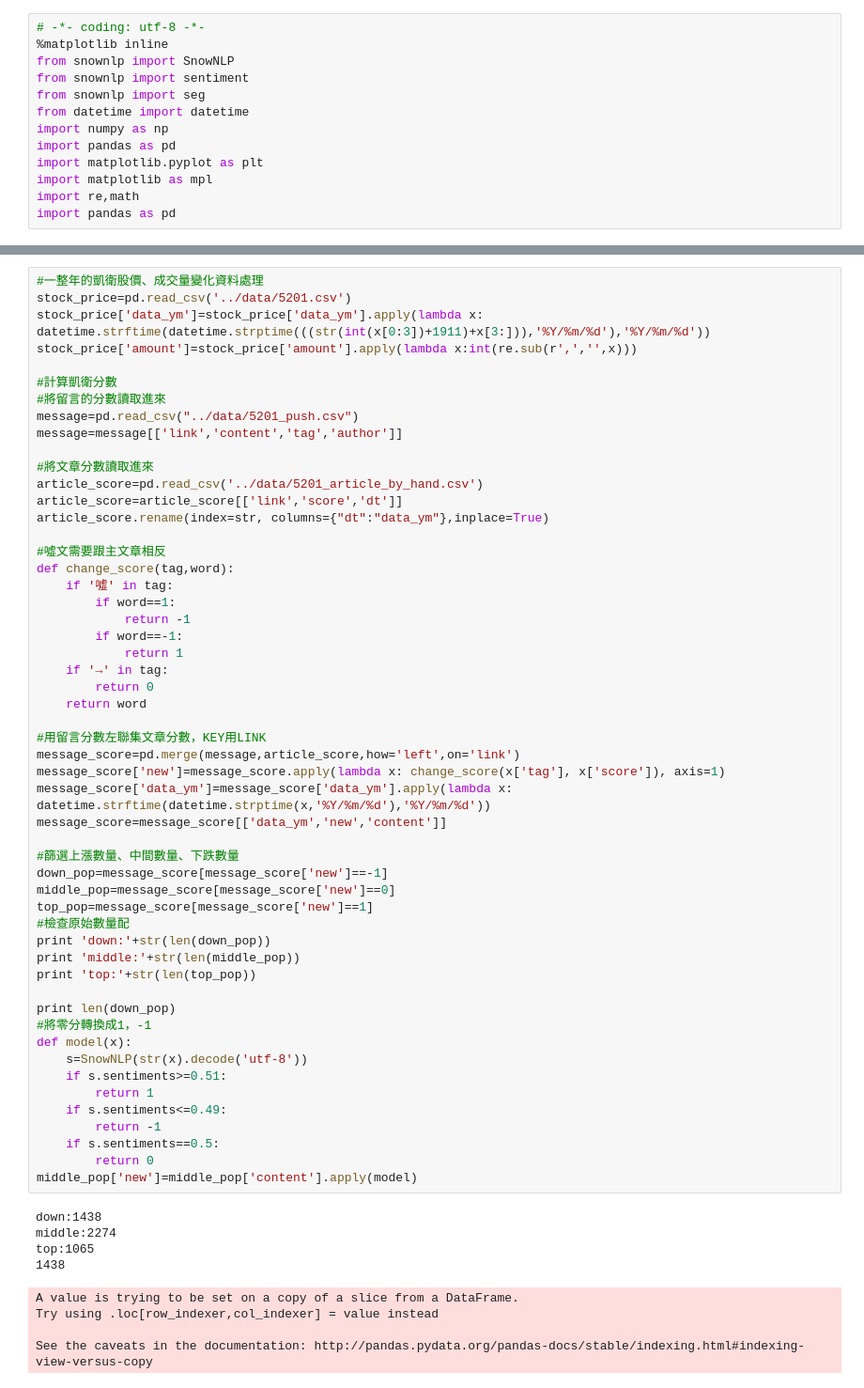
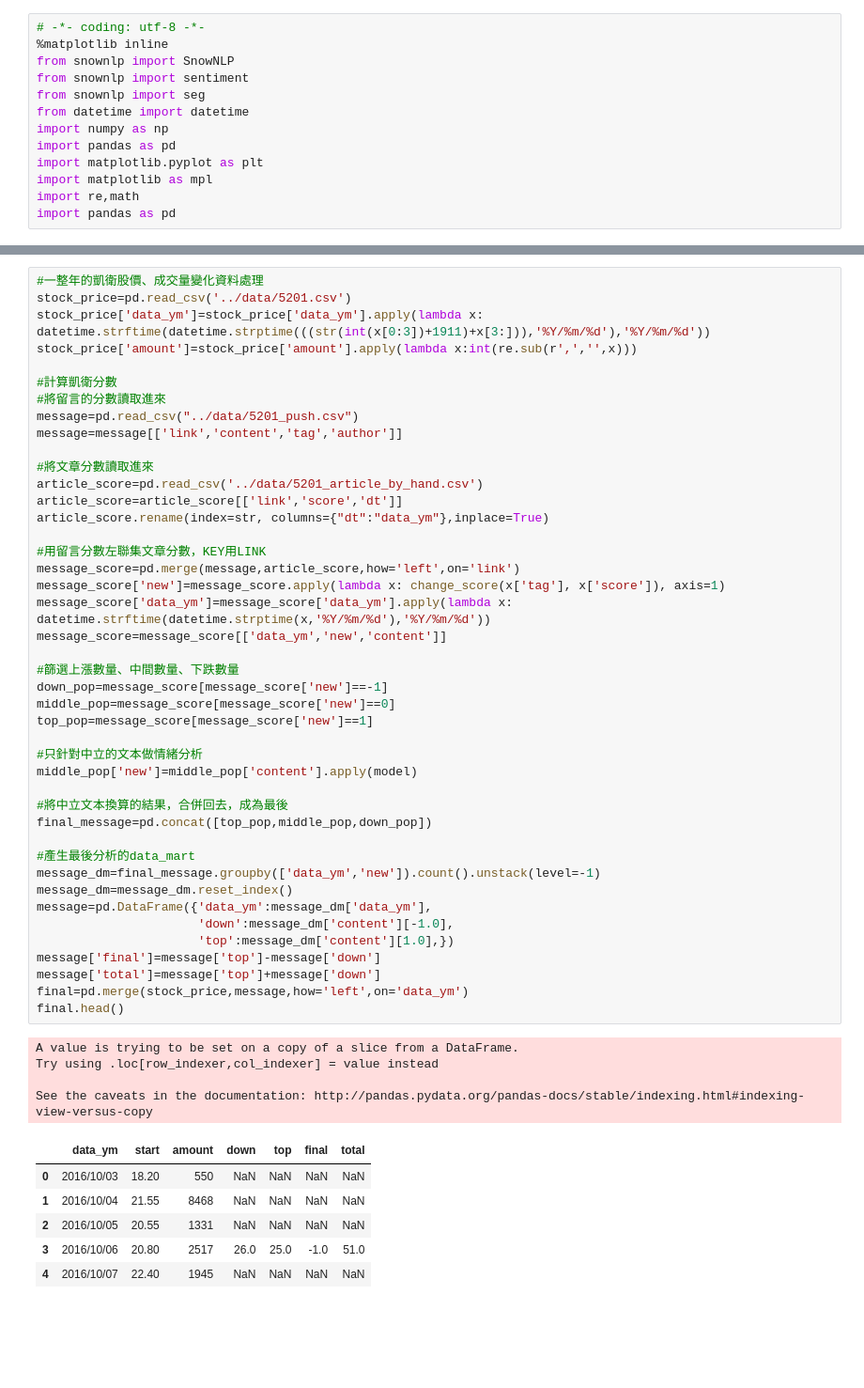
Before and after one commit to BarryPan/PyconTW2017, a Jupyter notebook: demo/Investment_Strategy.ipynb, the cells around one changed output, grey strips where cells are left out. Shown at 94% size. Drawn from its saved outputs; the diff is of its cells as text; blank space fills up the shorter version.

```diff
--- a/demo/Investment_Strategy.ipynb
+++ b/demo/Investment_Strategy.ipynb
@@ -14,62 +35,54 @@ import pandas as pd
 # %%
 #一整年的凱衛股價、成交量變化資料處理
 stock_price=pd.read_csv('../data/5201.csv')
 stock_price['data_ym']=stock_price['data_ym'].apply(lambda x: datetime.strftime(datetime.strptime(((str(int(x[0:3])+1911)+x[3:])),'%Y/%m/%d'),'%Y/%m/%d'))
 stock_price['amount']=stock_price['amount'].apply(lambda x:int(re.sub(r',','',x)))
 
 #計算凱衛分數
 #將留言的分數讀取進來
 message=pd.read_csv("../data/5201_push.csv")
 message=message[['link','content','tag','author']]
 
 #將文章分數讀取進來
 article_score=pd.read_csv('../data/5201_article_by_hand.csv')
 article_score=article_score[['link','score','dt']]
 article_score.rename(index=str, columns={"dt":"data_ym"},inplace=True)
 
-#噓文需要跟主文章相反
-def change_score(tag,word):
-    if '噓' in tag:
-        if word==1:
-            return -1
-        if word==-1:
-            return 1
-    if '→' in tag:
-        return 0
-    return word
-
 #用留言分數左聯集文章分數，KEY用LINK
 message_score=pd.merge(message,article_score,how='left',on='link')
 message_score['new']=message_score.apply(lambda x: change_score(x['tag'], x['score']), axis=1)
 message_score['data_ym']=message_score['data_ym'].apply(lambda x: datetime.strftime(datetime.strptime(x,'%Y/%m/%d'),'%Y/%m/%d'))
 message_score=message_score[['data_ym','new','content']]
 
 #篩選上漲數量、中間數量、下跌數量
 down_pop=message_score[message_score['new']==-1]
 middle_pop=message_score[message_score['new']==0]
 top_pop=message_score[message_score['new']==1]
-#檢查原始數量配
-print 'down:'+str(len(down_pop))
-print 'middle:'+str(len(middle_pop))
-print 'top:'+str(len(top_pop))
 
-print len(down_pop)
-#將零分轉換成1，-1
-def model(x):
-    s=SnowNLP(str(x).decode('utf-8'))
-    if s.sentiments>=0.51:
-        return 1
-    if s.sentiments<=0.49:
-        return -1
-    if s.sentiments==0.5:
-        return 0
+#只針對中立的文本做情緒分析
 middle_pop['new']=middle_pop['content'].apply(model)
+
+#將中立文本換算的結果，合併回去，成為最後
+final_message=pd.concat([top_pop,middle_pop,down_pop])
+
+#產生最後分析的data_mart
+message_dm=final_message.groupby(['data_ym','new']).count().unstack(level=-1)
+message_dm=message_dm.reset_index()
+message=pd.DataFrame({'data_ym':message_dm['data_ym'],
+                      'down':message_dm['content'][-1.0],
+                      'top':message_dm['content'][1.0],})
+message['final']=message['top']-message['down']
+message['total']=message['top']+message['down']
+final=pd.merge(stock_price,message,how='left',on='data_ym')
+final.head()
 # %% [output]
-down:1438
-middle:2274
-top:1065
-1438
+A value is trying to be set on a copy of a slice from a DataFrame.
+Try using .loc[row_indexer,col_indexer] = value instead
+
+See the caveats in the documentation: http://pandas.pydata.org/pandas-docs/stable/indexing.html#indexing-view-versus-copy
-A value is trying to be set on a copy of a slice from a DataFrame.
-Try using .loc[row_indexer,col_indexer] = value instead
-
-See the caveats in the documentation: http://pandas.pydata.org/pandas-docs/stable/indexing.html#indexing-view-versus-copy
+|  | data_ym | start | amount | down | top | final | total |
+| 0 | 2016/10/03 | 18.20 | 550 | NaN | NaN | NaN | NaN |
+| 1 | 2016/10/04 | 21.55 | 8468 | NaN | NaN | NaN | NaN |
+| 2 | 2016/10/05 | 20.55 | 1331 | NaN | NaN | NaN | NaN |
+| 3 | 2016/10/06 | 20.80 | 2517 | 26.0 | 25.0 | -1.0 | 51.0 |
+| 4 | 2016/10/07 | 22.40 | 1945 | NaN | NaN | NaN | NaN |
```
Also changed, not shown: parts of 9 cells of this notebook, 1 other file.
